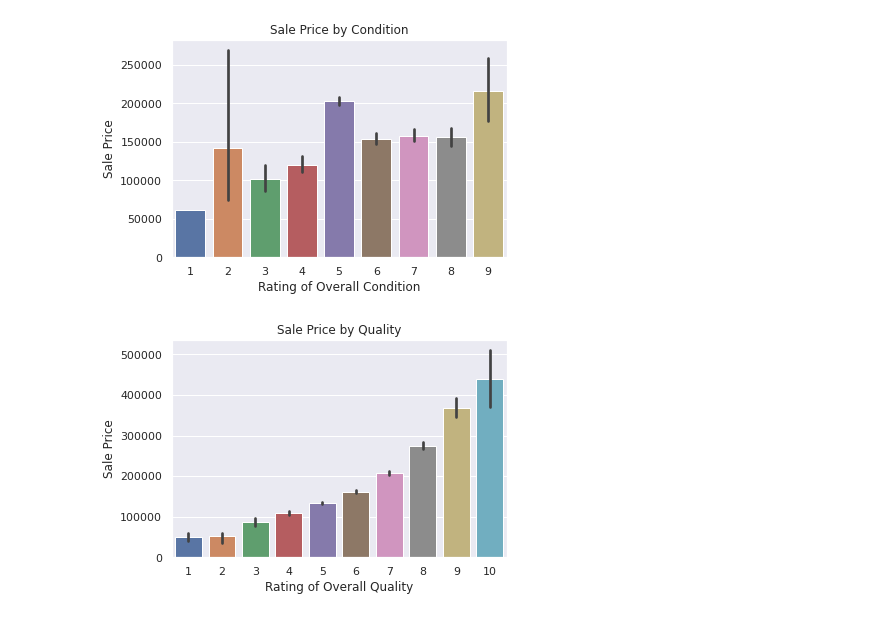
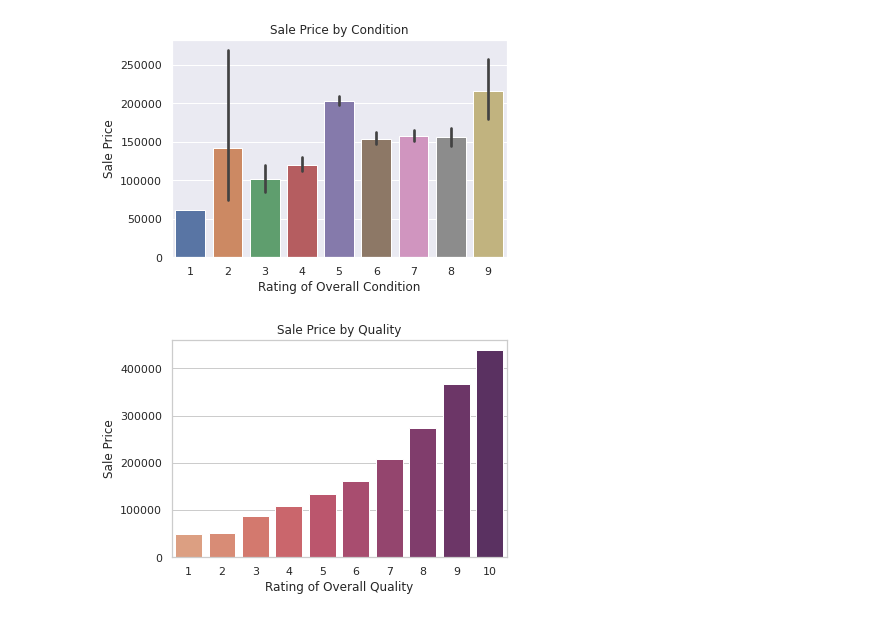
Before and after one commit to amjcosta/Kaggle, a Jupyter notebook: house_price_prediction/housing_price_prediction.ipynb, the cells around one changed output. Saved outputs shown, nothing was run; the diff lists cells and outputs as text; code cells hidden in the pictures.

```diff
--- a/house_price_prediction/housing_price_prediction.ipynb
+++ b/house_price_prediction/housing_price_prediction.ipynb
@@ -391,7 +394,9 @@ plt.show()
 # %% [markdown]
 We can see more homes are sold in late spring and early summer. I thought there might be a trend in homes sold by year due to the housing market crisis, but there isn't much of one.
 # %%
-sns.scatterplot(x='TotalSF', y='SalePrice', data=df, alpha=0.2)
+sns.set_style('whitegrid')
+
+sns.scatterplot(x='TotalSF', y='SalePrice', data=df, alpha=0.3)
 plt.title('Sale Price by Home Size')
 plt.xlabel('Total square feet')
 plt.ylabel('Sale Price')
@@ -501,10 +506,11 @@ plt.show()
 # %% [output]
 [figure]
 # %%
-sns.barplot(x='OverallQual', y='SalePrice', data=df)
+sns.set_style('whitegrid')
+sns.barplot(x='OverallQual', y='SalePrice', data=df, palette='flare', ci=None)
 plt.xlabel('Rating of Overall Quality')
 plt.ylabel('Sale Price')
 plt.title('Sale Price by Quality')
 plt.show()
 # %% [output]
-[figure, old version]
+[figure, new version]
```
Also changed, not shown: parts of 7 cells of this notebook, 1 other file.
